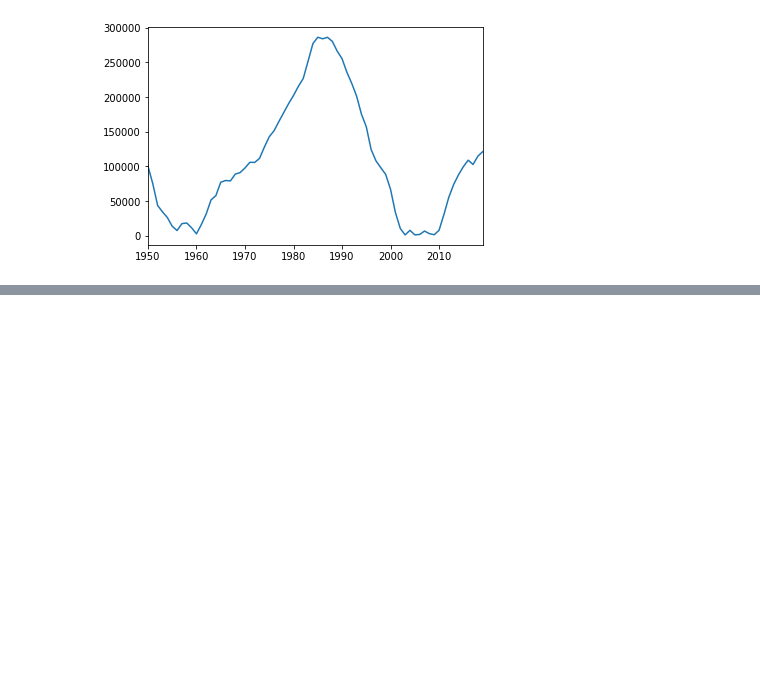
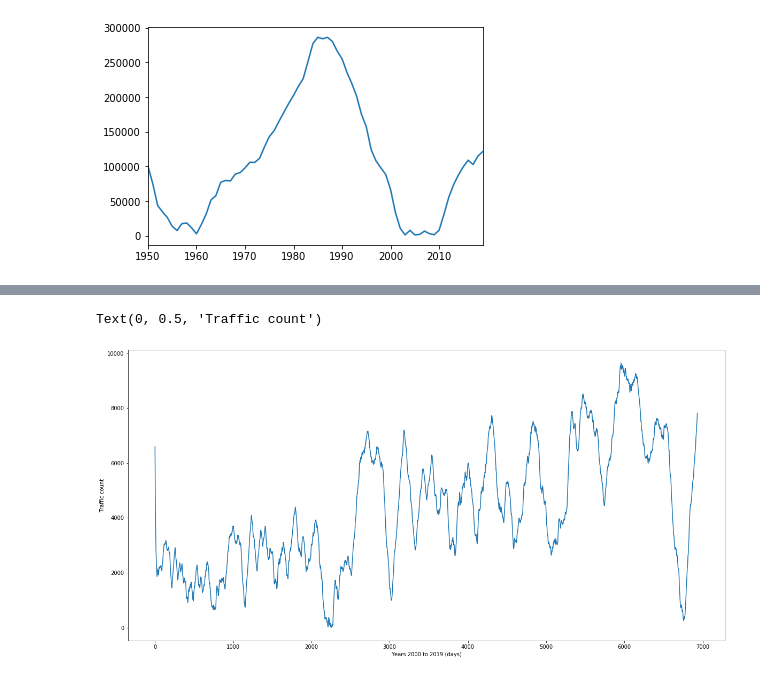
Before and after one commit to KSaiPremika/Plant-the-future, a Jupyter notebook: Traffic_Data_Creation_using_1D_Perlin_noise.ipynb, the cells around one changed output, grey strips where cells are left out. Saved outputs shown, nothing was run; the diff lists cells and outputs as text; code cells hidden in the pictures; blank space fills up the shorter version.

```diff
--- a/Traffic_Data_Creation_using_1D_Perlin_noise.ipynb
+++ b/Traffic_Data_Creation_using_1D_Perlin_noise.ipynb
@@ -183,0 +258,8 @@ df.to_csv("SampleTrafficData.csv")
+# %%
+plt.figure(figsize=(20,10))
+plt.plot(time,data)
+plt.xlabel("Years 2000 to 2019 (days)")
+plt.ylabel("Traffic count")
+# %% [output]
+Text(0, 0.5, 'Traffic count')
+[figure, added]
```
Also changed, not shown: parts of 2 cells of this notebook.
